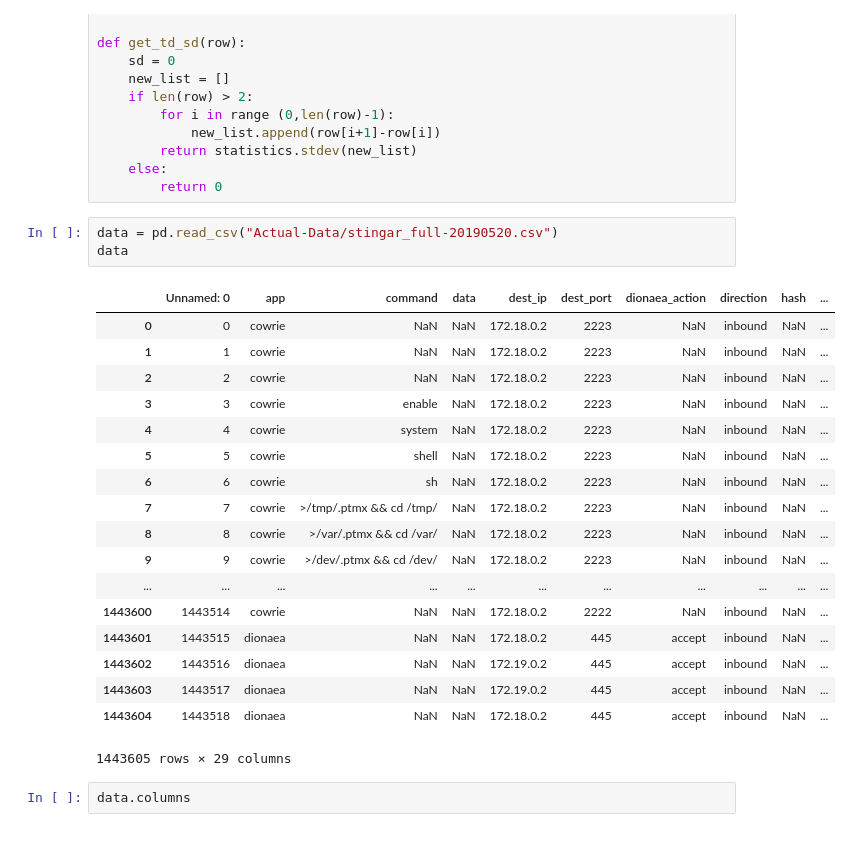
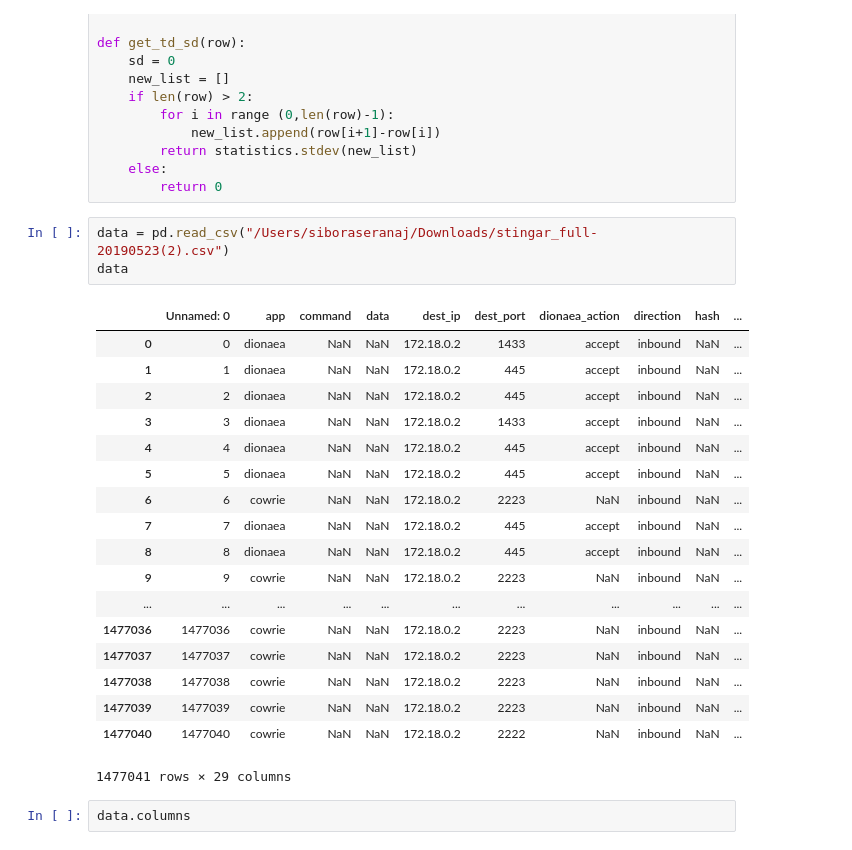
Before and after one commit to rijish45/Security-Analytics, a Jupyter notebook: ModelS.ipynb, the cells around one changed output. Cells and saved outputs as stored; diff of their text form.

```diff
--- a/ModelS.ipynb
+++ b/ModelS.ipynb
@@ -31,27 +31,27 @@ def get_td_sd(row):
     else:
         return 0
 # %%
-data = pd.read_csv("Actual-Data/stingar_full-20190520.csv")
+data = pd.read_csv("/Users/siboraseranaj/Downloads/stingar_full-20190523(2).csv")
 data
 # %% [output]
 |  | Unnamed: 0 | app | command | data | dest_ip | dest_port | dionaea_action | direction | hash | ... |
-| 0 | 0 | cowrie | NaN | NaN | 172.18.0.2 | 2223 | NaN | inbound | NaN | ... |
-| 1 | 1 | cowrie | NaN | NaN | 172.18.0.2 | 2223 | NaN | inbound | NaN | ... |
-| 2 | 2 | cowrie | NaN | NaN | 172.18.0.2 | 2223 | NaN | inbound | NaN | ... |
-| 3 | 3 | cowrie | enable | NaN | 172.18.0.2 | 2223 | NaN | inbound | NaN | ... |
-| 4 | 4 | cowrie | system | NaN | 172.18.0.2 | 2223 | NaN | inbound | NaN | ... |
-| 5 | 5 | cowrie | shell | NaN | 172.18.0.2 | 2223 | NaN | inbound | NaN | ... |
-| 6 | 6 | cowrie | sh | NaN | 172.18.0.2 | 2223 | NaN | inbound | NaN | ... |
-| 7 | 7 | cowrie | >/tmp/.ptmx && cd /tmp/ | NaN | 172.18.0.2 | 2223 | NaN | inbound | NaN | ... |
-| 8 | 8 | cowrie | >/var/.ptmx && cd /var/ | NaN | 172.18.0.2 | 2223 | NaN | inbound | NaN | ... |
-| 9 | 9 | cowrie | >/dev/.ptmx && cd /dev/ | NaN | 172.18.0.2 | 2223 | NaN | inbound | NaN | ... |
+| 0 | 0 | dionaea | NaN | NaN | 172.18.0.2 | 1433 | accept | inbound | NaN | ... |
+| 1 | 1 | dionaea | NaN | NaN | 172.18.0.2 | 445 | accept | inbound | NaN | ... |
+| 2 | 2 | dionaea | NaN | NaN | 172.18.0.2 | 445 | accept | inbound | NaN | ... |
+| 3 | 3 | dionaea | NaN | NaN | 172.18.0.2 | 1433 | accept | inbound | NaN | ... |
+| 4 | 4 | dionaea | NaN | NaN | 172.18.0.2 | 445 | accept | inbound | NaN | ... |
+| 5 | 5 | dionaea | NaN | NaN | 172.18.0.2 | 445 | accept | inbound | NaN | ... |
+| 6 | 6 | cowrie | NaN | NaN | 172.18.0.2 | 2223 | NaN | inbound | NaN | ... |
+| 7 | 7 | dionaea | NaN | NaN | 172.18.0.2 | 445 | accept | inbound | NaN | ... |
+| 8 | 8 | dionaea | NaN | NaN | 172.18.0.2 | 445 | accept | inbound | NaN | ... |
+| 9 | 9 | cowrie | NaN | NaN | 172.18.0.2 | 2223 | NaN | inbound | NaN | ... |
 | ... | ... | ... | ... | ... | ... | ... | ... | ... | ... | ... |
-| 1443600 | 1443514 | cowrie | NaN | NaN | 172.18.0.2 | 2222 | NaN | inbound | NaN | ... |
-| 1443601 | 1443515 | dionaea | NaN | NaN | 172.18.0.2 | 445 | accept | inbound | NaN | ... |
-| 1443602 | 1443516 | dionaea | NaN | NaN | 172.19.0.2 | 445 | accept | inbound | NaN | ... |
-| 1443603 | 1443517 | dionaea | NaN | NaN | 172.19.0.2 | 445 | accept | inbound | NaN | ... |
-| 1443604 | 1443518 | dionaea | NaN | NaN | 172.18.0.2 | 445 | accept | inbound | NaN | ... |
+| 1477036 | 1477036 | cowrie | NaN | NaN | 172.18.0.2 | 2223 | NaN | inbound | NaN | ... |
+| 1477037 | 1477037 | cowrie | NaN | NaN | 172.18.0.2 | 2223 | NaN | inbound | NaN | ... |
+| 1477038 | 1477038 | cowrie | NaN | NaN | 172.18.0.2 | 2223 | NaN | inbound | NaN | ... |
+| 1477039 | 1477039 | cowrie | NaN | NaN | 172.18.0.2 | 2223 | NaN | inbound | NaN | ... |
+| 1477040 | 1477040 | cowrie | NaN | NaN | 172.18.0.2 | 2222 | NaN | inbound | NaN | ... |
-1443605 rows × 29 columns
+1477041 rows × 29 columns
 # %%
 data.columns
 # %% [output]
```
Also changed, not shown: parts of 49 cells of this notebook, 1 other file.
